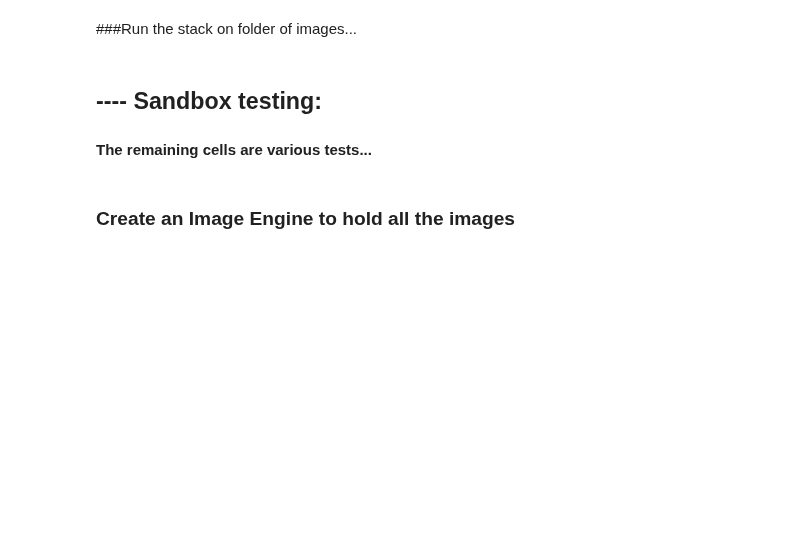
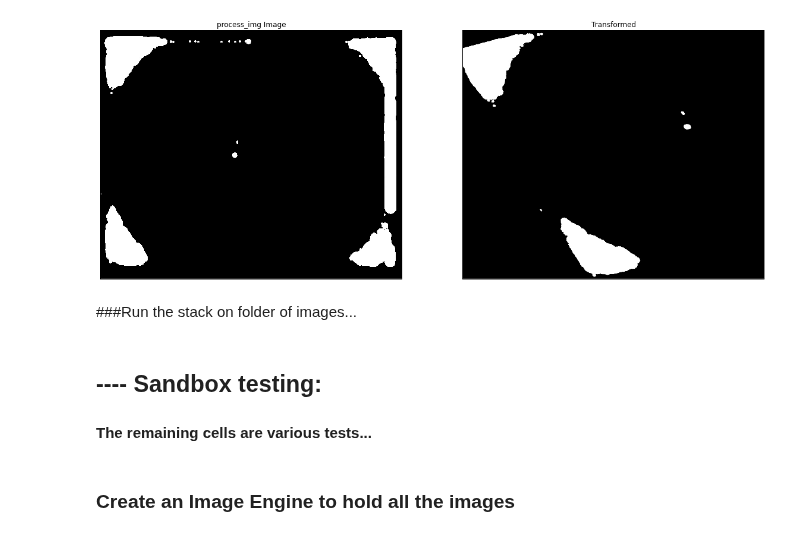
Before and after one commit to Aniruddh1/ipython-opencv-notebooks, a Jupyter notebook: notebooks/ContactFront_MR_EdgeCircles.ipynb, the cells around one changed output. Saved outputs shown, nothing was run; the diff lists cells and outputs as text; code cells hidden in the pictures; blank space fills up the shorter version.

```diff
--- a/notebooks/ContactFront_MR_EdgeCircles.ipynb
+++ b/notebooks/ContactFront_MR_EdgeCircles.ipynb
@@ -194,3 +106,16 @@ pt_set:  ((435, 359), (778, 643))
+# %%
+rows,cols = img.shape
+
+pts1 = np.float32([[50,50],[200,50],[50,200]])
+pts2 = np.float32([[10,100],[200,50],[100,250]])
+
+M = cv2.getAffineTransform(pts1,pts2)
+
+dst = cv2.warpAffine(process_img,M,(cols,rows))
+
+util.plot_imgs([(process_img, 'process_img Image'), (dst, 'Transformed')], color=False)
+# %% [output]
+[figure, added]
 # %% [markdown]
 ###Run the stack on folder of images...
 # %%
```
Also changed, not shown: parts of 3 cells of this notebook, 1 other file.
